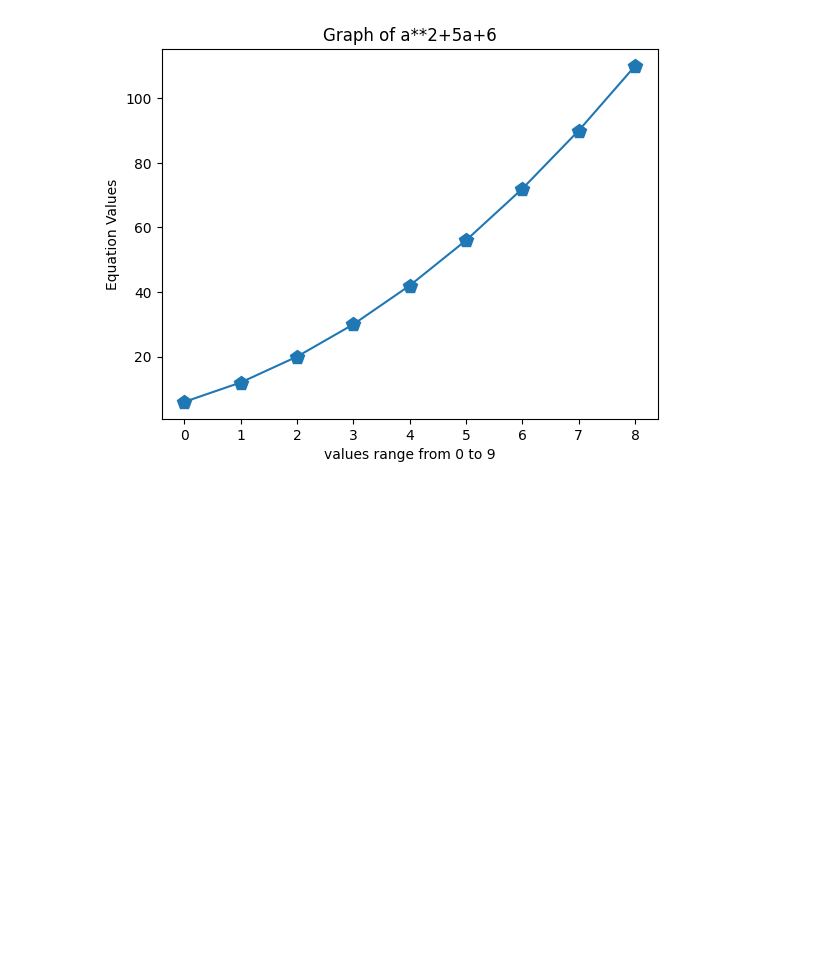
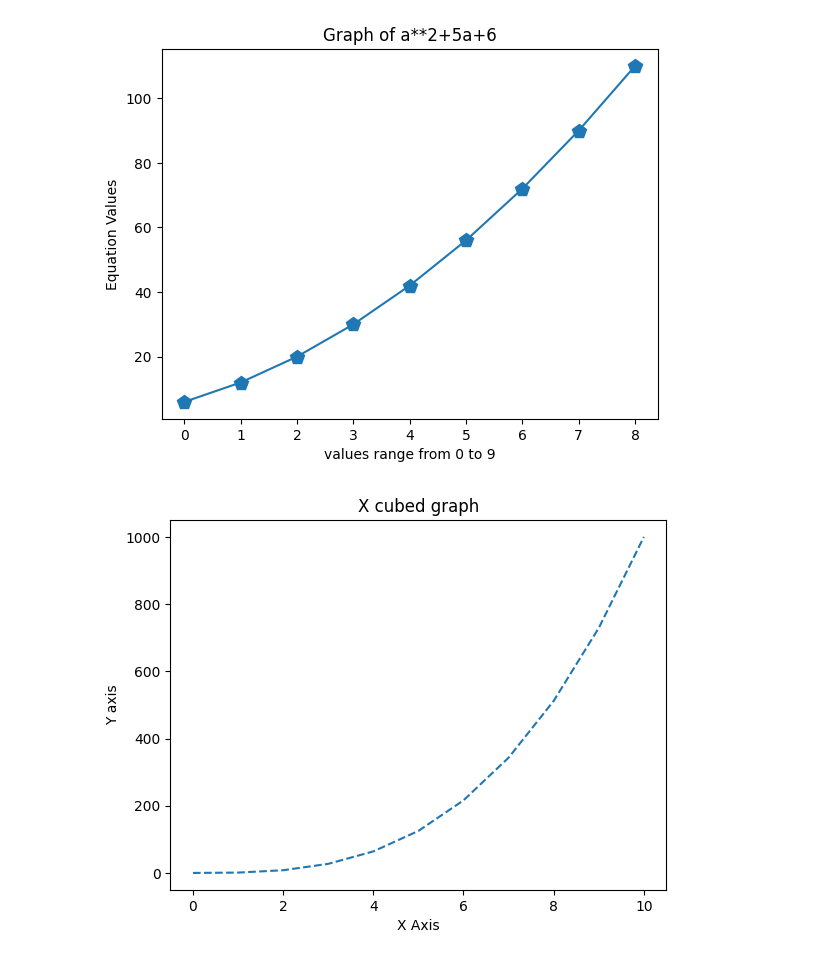
Before and after one commit to anbanshayan/Matplotlib, a Jupyter notebook: matplotlib2.ipynb, the cells around one changed output. Saved outputs shown, nothing was run; the diff lists cells and outputs as text; code cells hidden in the pictures; blank space fills up the shorter version.

```diff
--- a/matplotlib2.ipynb
+++ b/matplotlib2.ipynb
@@ -20,3 +20,13 @@ plt.ylabel("Equation Values")
 plt.show()
 # %% [output]
 [figure]
+# %%
+c = np.arange(0,11)
+d = c**3
+plt.title("X cubed graph")
+plt.xlabel("X Axis")
+plt.ylabel("Y axis")
+plt.plot(c,d,ls="dashed")
+plt.show()
+# %% [output]
+[figure, added]
```
